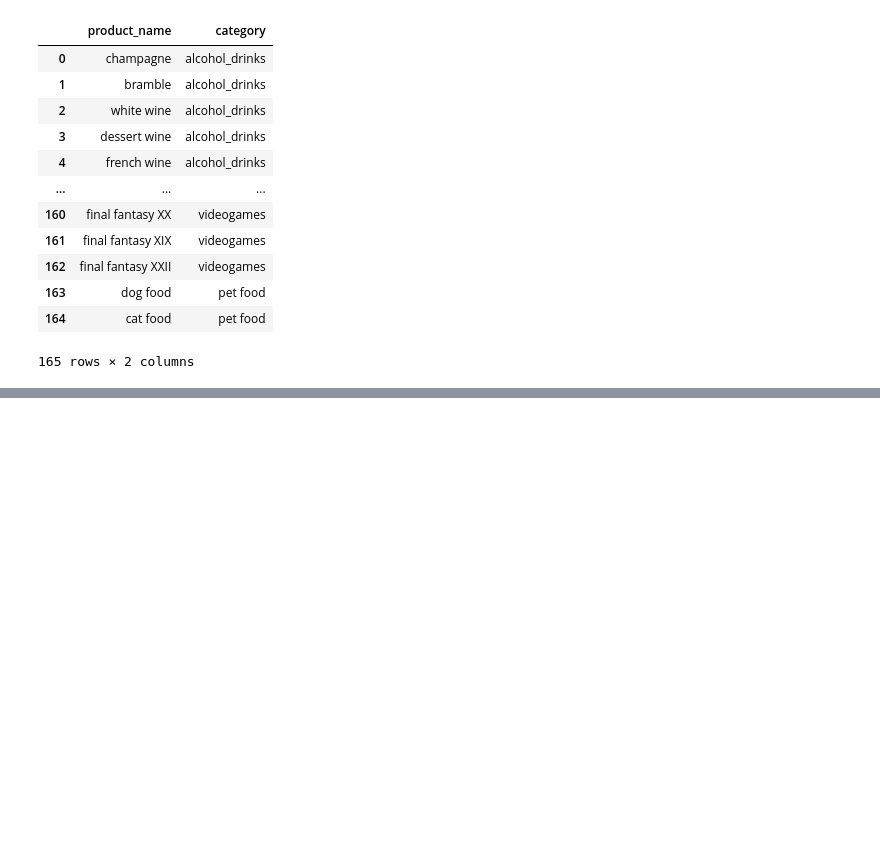
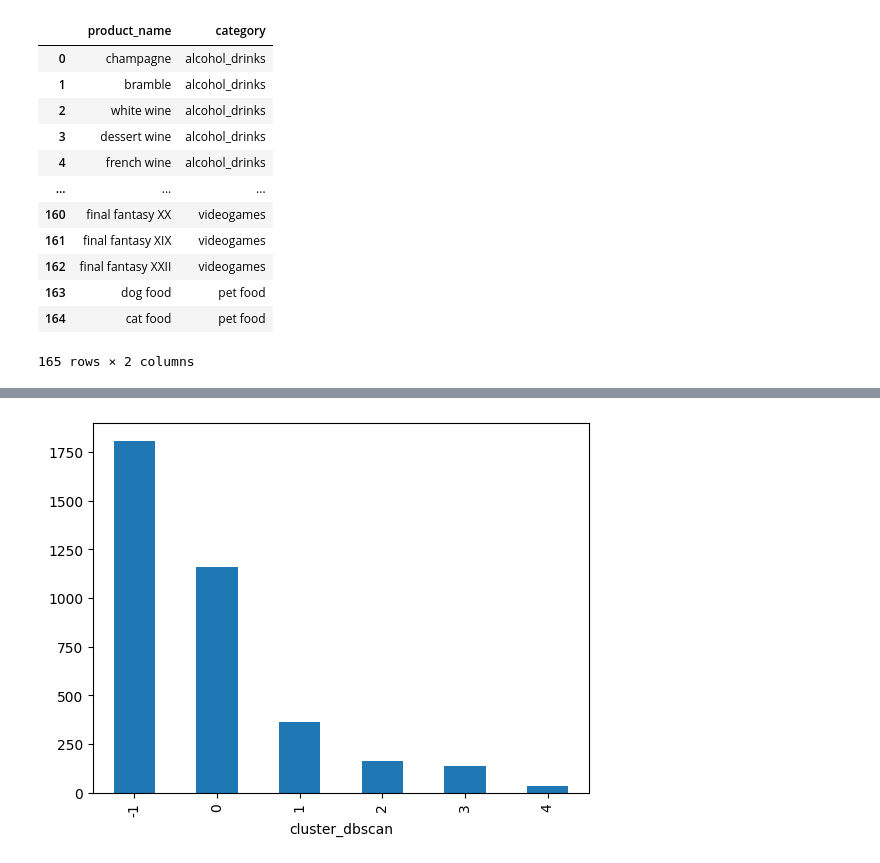
Before and after one commit to mitoma10110/ML2_Project, a Jupyter notebook: jo_notebook.ipynb, the cells around one changed output, grey strips where cells are left out. Drawn from its saved outputs; the diff is of its cells as text; code cells hidden in the pictures; blank space fills up the shorter version.

Commit message:
DBSCAN IMPLEMENTATION

```diff
--- a/jo_notebook.ipynb
+++ b/jo_notebook.ipynb
@@ -392,0 +424,5 @@ prod_map
+# %%
+sample_pp.groupby(['cluster_dbscan']).size().plot(kind='bar')
+plt.show()
+# %% [output]
+[figure, added]
```
Also changed, not shown: parts of 7 cells of this notebook, 1 other file.
